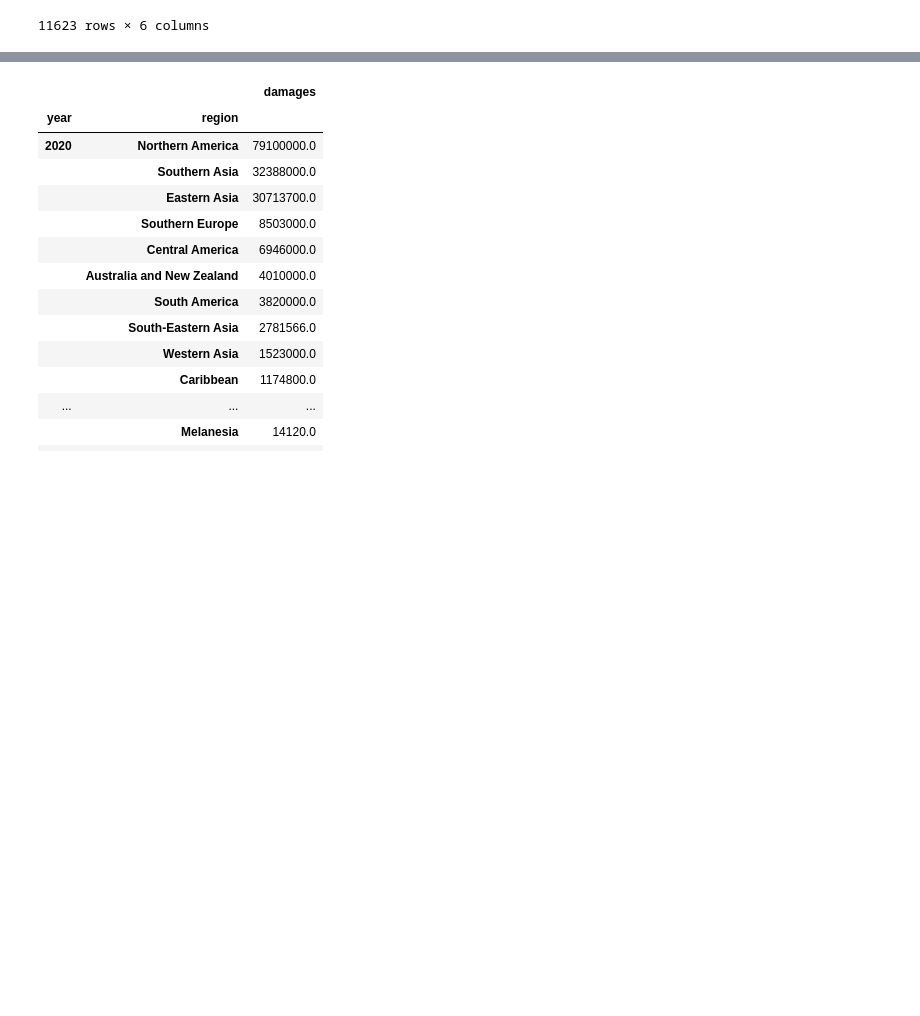
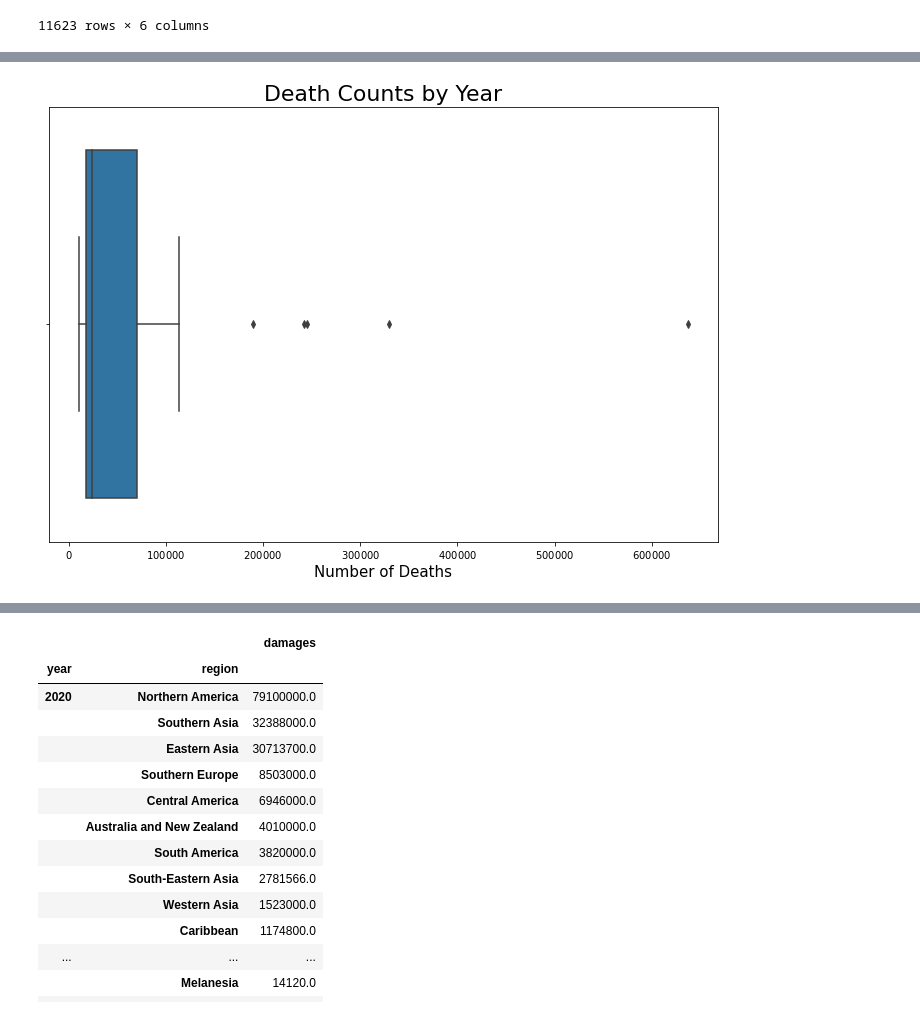
Before and after one commit to theraceblogger/climaster, a Jupyter notebook: analyze_data/analyze.ipynb, the cells around one changed output, grey strips where cells are left out. Drawn from its saved outputs; the diff is of its cells as text; code cells hidden in the pictures; blank space fills up the shorter version.

```diff
--- a/analyze_data/analyze.ipynb
+++ b/analyze_data/analyze.ipynb
@@ -114,0 +155,4 @@ disaster_df_full
+# %%
+box_plot(disaster_df['deaths'], 'Number of Deaths', '', 'Death Counts by Year')
+# %% [output]
+[figure, added]
```
Also changed, not shown: parts of 40 cells of this notebook.
